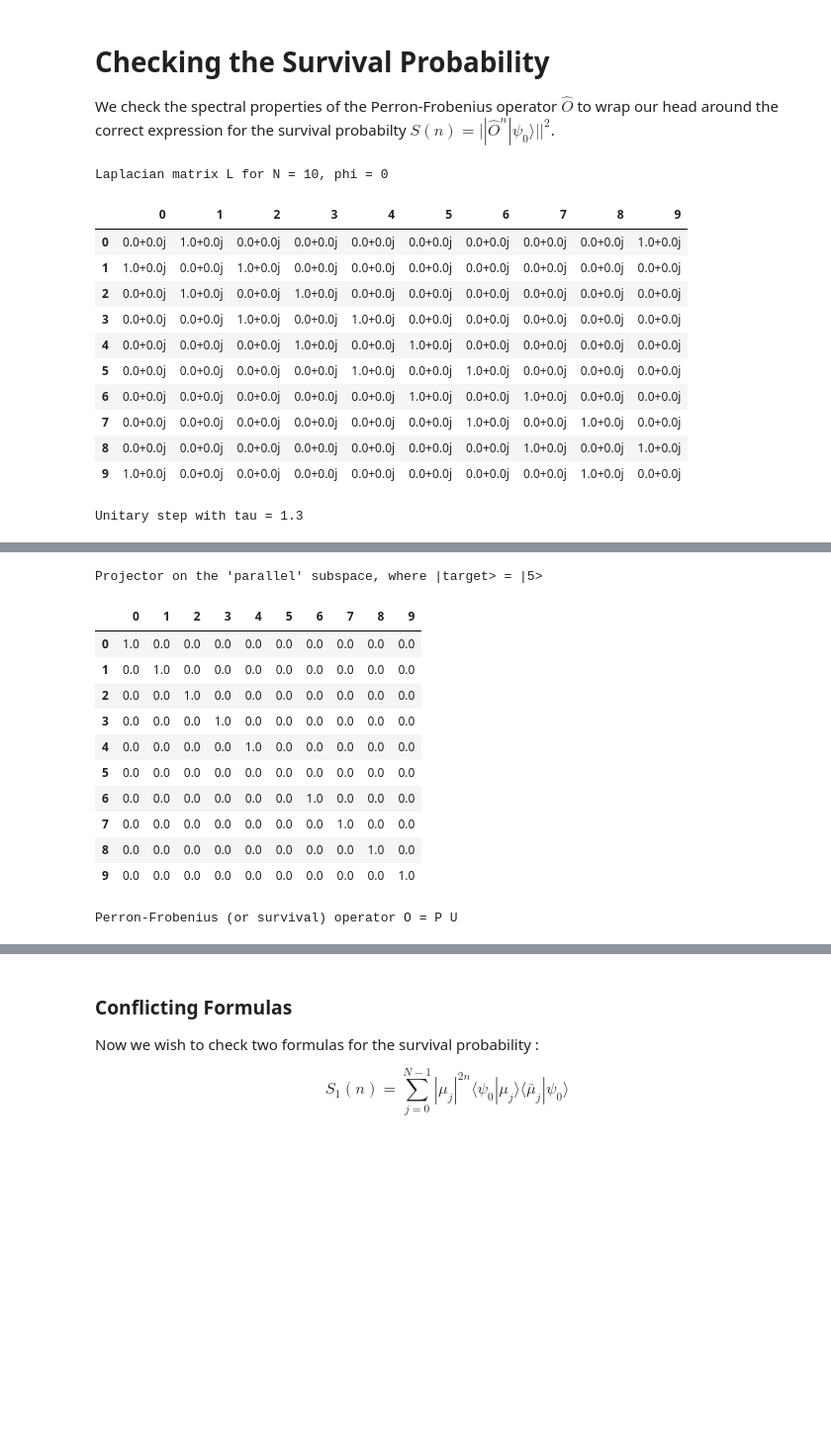
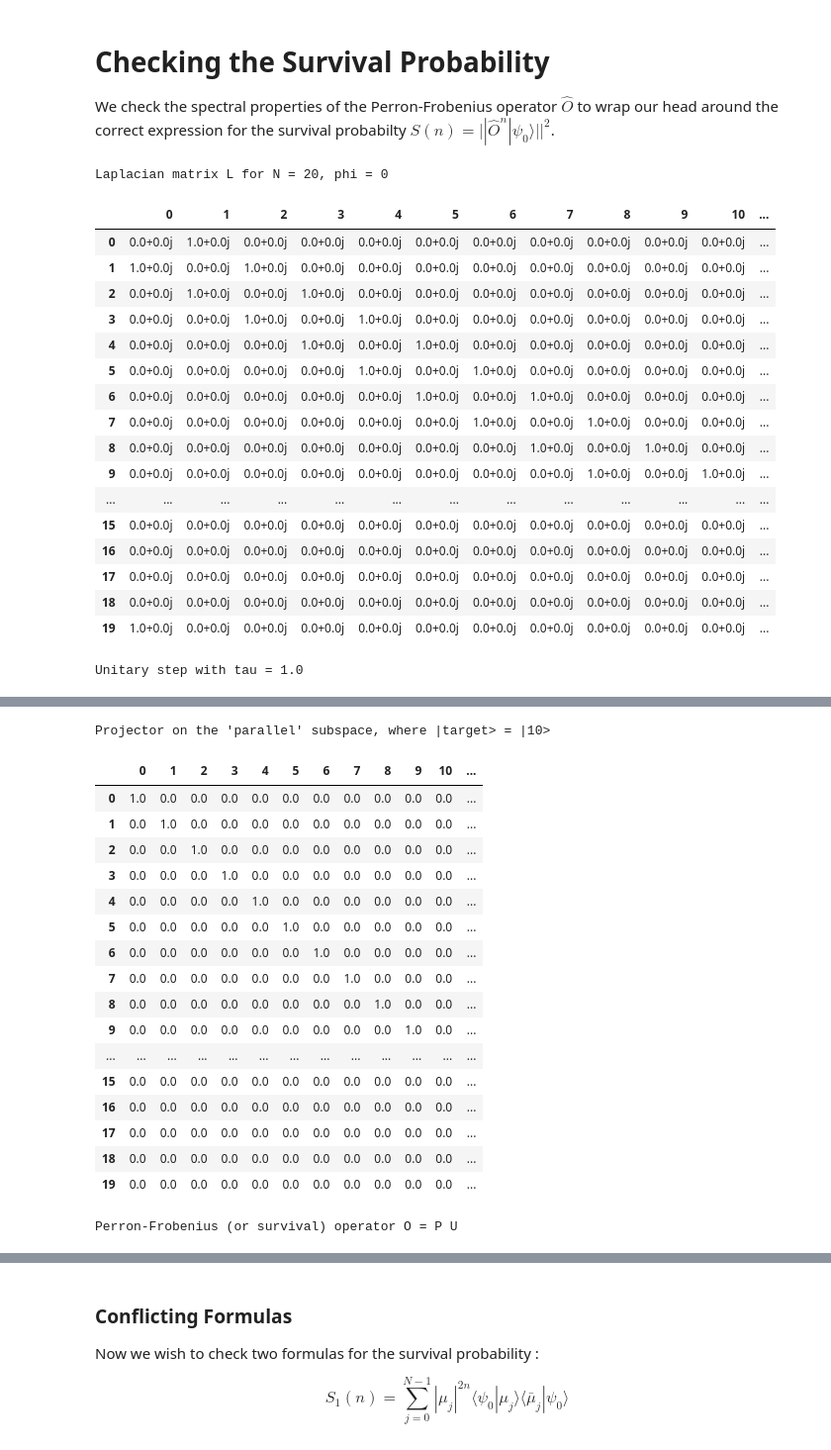
Before and after one commit to Carini108/thesis_PBC, a Jupyter notebook: Desktop/tesi_PBC/test_O_formula.ipynb, the cells around one changed output, grey strips where cells are left out. Shown at 99% size. Drawn from its saved outputs; the diff is of its cells as text; code cells hidden in the pictures; blank space fills up the shorter version.

```diff
--- a/Desktop/tesi_PBC/test_O_formula.ipynb
+++ b/Desktop/tesi_PBC/test_O_formula.ipynb
@@ -17,7 +17,7 @@ target_site = num_sites // 2
 phi = 0
 #phi = np.pi/(2*num_sites)
 #phi = np.pi/(num_sites)
-tau = 1.30
+tau = 1.00
 
 ##########################################
 # Laplacian matrix for a 1D line (L = D - A)
@@ -45,43 +45,49 @@ display(df_L)
 # unitary evolution
 ##########################################
 U = expm(-1j * L * tau)
 
 print(rf"Unitary step with tau = {tau}")
 df_U = pd.DataFrame(U)
 pd.set_option("display.precision", 3)
 display(df_U)
 
 ##########################################
 # projector P = 1 - D
 ##########################################
 P = np.eye(num_sites)
 P[target_site,target_site] = 0
 
 print(rf"Projector on the 'parallel' subspace, where |target> = |{target_site}>")
 df_P = pd.DataFrame(P)
 pd.set_option("display.precision", 3)
 display(df_P)
 
 ##########################################
 # Perron-Frobenius operator
 ##########################################
 O = P @ U
 
 print(rf"Perron-Frobenius (or survival) operator O = P U")
 df_O = pd.DataFrame(O)
 pd.set_option("display.precision", 3)
 display(df_O)
 # %% [output]
-Laplacian matrix L for N = 10, phi = 0
+Laplacian matrix L for N = 20, phi = 0
-|  | 0 | 1 | 2 | 3 | 4 | 5 | 6 | 7 | 8 | 9 |
-| 0 | 0.0+0.0j | 1.0+0.0j | 0.0+0.0j | 0.0+0.0j | 0.0+0.0j | 0.0+0.0j | 0.0+0.0j | 0.0+0.0j | 0.0+0.0j | 1.0+0.0j |
-| 1 | 1.0+0.0j | 0.0+0.0j | 1.0+0.0j | 0.0+0.0j | 0.0+0.0j | 0.0+0.0j | 0.0+0.0j | 0.0+0.0j | 0.0+0.0j | 0.0+0.0j |
-| 2 | 0.0+0.0j | 1.0+0.0j | 0.0+0.0j | 1.0+0.0j | 0.0+0.0j | 0.0+0.0j | 0.0+0.0j | 0.0+0.0j | 0.0+0.0j | 0.0+0.0j |
-| 3 | 0.0+0.0j | 0.0+0.0j | 1.0+0.0j | 0.0+0.0j | 1.0+0.0j | 0.0+0.0j | 0.0+0.0j | 0.0+0.0j | 0.0+0.0j | 0.0+0.0j |
-| 4 | 0.0+0.0j | 0.0+0.0j | 0.0+0.0j | 1.0+0.0j | 0.0+0.0j | 1.0+0.0j | 0.0+0.0j | 0.0+0.0j | 0.0+0.0j | 0.0+0.0j |
-| 5 | 0.0+0.0j | 0.0+0.0j | 0.0+0.0j | 0.0+0.0j | 1.0+0.0j | 0.0+0.0j | 1.0+0.0j | 0.0+0.0j | 0.0+0.0j | 0.0+0.0j |
-| 6 | 0.0+0.0j | 0.0+0.0j | 0.0+0.0j | 0.0+0.0j | 0.0+0.0j | 1.0+0.0j | 0.0+0.0j | 1.0+0.0j | 0.0+0.0j | 0.0+0.0j |
-| 7 | 0.0+0.0j | 0.0+0.0j | 0.0+0.0j | 0.0+0.0j | 0.0+0.0j | 0.0+0.0j | 1.0+0.0j | 0.0+0.0j | 1.0+0.0j | 0.0+0.0j |
-| 8 | 0.0+0.0j | 0.0+0.0j | 0.0+0.0j | 0.0+0.0j | 0.0+0.0j | 0.0+0.0j | 0.0+0.0j | 1.0+0.0j | 0.0+0.0j | 1.0+0.0j |
-| 9 | 1.0+0.0j | 0.0+0.0j | 0.0+0.0j | 0.0+0.0j | 0.0+0.0j | 0.0+0.0j | 0.0+0.0j | 0.0+0.0j | 1.0+0.0j | 0.0+0.0j |
+|  | 0 | 1 | 2 | 3 | 4 | 5 | 6 | 7 | 8 | 9 | 10 | ... |
+| 0 | 0.0+0.0j | 1.0+0.0j | 0.0+0.0j | 0.0+0.0j | 0.0+0.0j | 0.0+0.0j | 0.0+0.0j | 0.0+0.0j | 0.0+0.0j | 0.0+0.0j | 0.0+0.0j | ... |
+| 1 | 1.0+0.0j | 0.0+0.0j | 1.0+0.0j | 0.0+0.0j | 0.0+0.0j | 0.0+0.0j | 0.0+0.0j | 0.0+0.0j | 0.0+0.0j | 0.0+0.0j | 0.0+0.0j | ... |
+| 2 | 0.0+0.0j | 1.0+0.0j | 0.0+0.0j | 1.0+0.0j | 0.0+0.0j | 0.0+0.0j | 0.0+0.0j | 0.0+0.0j | 0.0+0.0j | 0.0+0.0j | 0.0+0.0j | ... |
+| 3 | 0.0+0.0j | 0.0+0.0j | 1.0+0.0j | 0.0+0.0j | 1.0+0.0j | 0.0+0.0j | 0.0+0.0j | 0.0+0.0j | 0.0+0.0j | 0.0+0.0j | 0.0+0.0j | ... |
+| 4 | 0.0+0.0j | 0.0+0.0j | 0.0+0.0j | 1.0+0.0j | 0.0+0.0j | 1.0+0.0j | 0.0+0.0j | 0.0+0.0j | 0.0+0.0j | 0.0+0.0j | 0.0+0.0j | ... |
+| 5 | 0.0+0.0j | 0.0+0.0j | 0.0+0.0j | 0.0+0.0j | 1.0+0.0j | 0.0+0.0j | 1.0+0.0j | 0.0+0.0j | 0.0+0.0j | 0.0+0.0j | 0.0+0.0j | ... |
+| 6 | 0.0+0.0j | 0.0+0.0j | 0.0+0.0j | 0.0+0.0j | 0.0+0.0j | 1.0+0.0j | 0.0+0.0j | 1.0+0.0j | 0.0+0.0j | 0.0+0.0j | 0.0+0.0j | ... |
+| 7 | 0.0+0.0j | 0.0+0.0j | 0.0+0.0j | 0.0+0.0j | 0.0+0.0j | 0.0+0.0j | 1.0+0.0j | 0.0+0.0j | 1.0+0.0j | 0.0+0.0j | 0.0+0.0j | ... |
+| 8 | 0.0+0.0j | 0.0+0.0j | 0.0+0.0j | 0.0+0.0j | 0.0+0.0j | 0.0+0.0j | 0.0+0.0j | 1.0+0.0j | 0.0+0.0j | 1.0+0.0j | 0.0+0.0j | ... |
+| 9 | 0.0+0.0j | 0.0+0.0j | 0.0+0.0j | 0.0+0.0j | 0.0+0.0j | 0.0+0.0j | 0.0+0.0j | 0.0+0.0j | 1.0+0.0j | 0.0+0.0j | 1.0+0.0j | ... |
+| ... | ... | ... | ... | ... | ... | ... | ... | ... | ... | ... | ... | ... |
+| 15 | 0.0+0.0j | 0.0+0.0j | 0.0+0.0j | 0.0+0.0j | 0.0+0.0j | 0.0+0.0j | 0.0+0.0j | 0.0+0.0j | 0.0+0.0j | 0.0+0.0j | 0.0+0.0j | ... |
+| 16 | 0.0+0.0j | 0.0+0.0j | 0.0+0.0j | 0.0+0.0j | 0.0+0.0j | 0.0+0.0j | 0.0+0.0j | 0.0+0.0j | 0.0+0.0j | 0.0+0.0j | 0.0+0.0j | ... |
+| 17 | 0.0+0.0j | 0.0+0.0j | 0.0+0.0j | 0.0+0.0j | 0.0+0.0j | 0.0+0.0j | 0.0+0.0j | 0.0+0.0j | 0.0+0.0j | 0.0+0.0j | 0.0+0.0j | ... |
+| 18 | 0.0+0.0j | 0.0+0.0j | 0.0+0.0j | 0.0+0.0j | 0.0+0.0j | 0.0+0.0j | 0.0+0.0j | 0.0+0.0j | 0.0+0.0j | 0.0+0.0j | 0.0+0.0j | ... |
+| 19 | 1.0+0.0j | 0.0+0.0j | 0.0+0.0j | 0.0+0.0j | 0.0+0.0j | 0.0+0.0j | 0.0+0.0j | 0.0+0.0j | 0.0+0.0j | 0.0+0.0j | 0.0+0.0j | ... |
-Unitary step with tau = 1.3
+Unitary step with tau = 1.0
@@ -99,13 +111,19 @@ Unitary step with tau = 1.3
-Projector on the 'parallel' subspace, where |target> = |5>
+Projector on the 'parallel' subspace, where |target> = |10>
-|  | 0 | 1 | 2 | 3 | 4 | 5 | 6 | 7 | 8 | 9 |
-| 0 | 1.0 | 0.0 | 0.0 | 0.0 | 0.0 | 0.0 | 0.0 | 0.0 | 0.0 | 0.0 |
-| 1 | 0.0 | 1.0 | 0.0 | 0.0 | 0.0 | 0.0 | 0.0 | 0.0 | 0.0 | 0.0 |
-| 2 | 0.0 | 0.0 | 1.0 | 0.0 | 0.0 | 0.0 | 0.0 | 0.0 | 0.0 | 0.0 |
-| 3 | 0.0 | 0.0 | 0.0 | 1.0 | 0.0 | 0.0 | 0.0 | 0.0 | 0.0 | 0.0 |
-| 4 | 0.0 | 0.0 | 0.0 | 0.0 | 1.0 | 0.0 | 0.0 | 0.0 | 0.0 | 0.0 |
-| 5 | 0.0 | 0.0 | 0.0 | 0.0 | 0.0 | 0.0 | 0.0 | 0.0 | 0.0 | 0.0 |
-| 6 | 0.0 | 0.0 | 0.0 | 0.0 | 0.0 | 0.0 | 1.0 | 0.0 | 0.0 | 0.0 |
-| 7 | 0.0 | 0.0 | 0.0 | 0.0 | 0.0 | 0.0 | 0.0 | 1.0 | 0.0 | 0.0 |
-| 8 | 0.0 | 0.0 | 0.0 | 0.0 | 0.0 | 0.0 | 0.0 | 0.0 | 1.0 | 0.0 |
-| 9 | 0.0 | 0.0 | 0.0 | 0.0 | 0.0 | 0.0 | 0.0 | 0.0 | 0.0 | 1.0 |
+|  | 0 | 1 | 2 | 3 | 4 | 5 | 6 | 7 | 8 | 9 | 10 | ... |
+| 0 | 1.0 | 0.0 | 0.0 | 0.0 | 0.0 | 0.0 | 0.0 | 0.0 | 0.0 | 0.0 | 0.0 | ... |
+| 1 | 0.0 | 1.0 | 0.0 | 0.0 | 0.0 | 0.0 | 0.0 | 0.0 | 0.0 | 0.0 | 0.0 | ... |
+| 2 | 0.0 | 0.0 | 1.0 | 0.0 | 0.0 | 0.0 | 0.0 | 0.0 | 0.0 | 0.0 | 0.0 | ... |
+| 3 | 0.0 | 0.0 | 0.0 | 1.0 | 0.0 | 0.0 | 0.0 | 0.0 | 0.0 | 0.0 | 0.0 | ... |
+| 4 | 0.0 | 0.0 | 0.0 | 0.0 | 1.0 | 0.0 | 0.0 | 0.0 | 0.0 | 0.0 | 0.0 | ... |
+| 5 | 0.0 | 0.0 | 0.0 | 0.0 | 0.0 | 1.0 | 0.0 | 0.0 | 0.0 | 0.0 | 0.0 | ... |
+| 6 | 0.0 | 0.0 | 0.0 | 0.0 | 0.0 | 0.0 | 1.0 | 0.0 | 0.0 | 0.0 | 0.0 | ... |
+| 7 | 0.0 | 0.0 | 0.0 | 0.0 | 0.0 | 0.0 | 0.0 | 1.0 | 0.0 | 0.0 | 0.0 | ... |
+| 8 | 0.0 | 0.0 | 0.0 | 0.0 | 0.0 | 0.0 | 0.0 | 0.0 | 1.0 | 0.0 | 0.0 | ... |
+| 9 | 0.0 | 0.0 | 0.0 | 0.0 | 0.0 | 0.0 | 0.0 | 0.0 | 0.0 | 1.0 | 0.0 | ... |
+| ... | ... | ... | ... | ... | ... | ... | ... | ... | ... | ... | ... | ... |
+| 15 | 0.0 | 0.0 | 0.0 | 0.0 | 0.0 | 0.0 | 0.0 | 0.0 | 0.0 | 0.0 | 0.0 | ... |
+| 16 | 0.0 | 0.0 | 0.0 | 0.0 | 0.0 | 0.0 | 0.0 | 0.0 | 0.0 | 0.0 | 0.0 | ... |
+| 17 | 0.0 | 0.0 | 0.0 | 0.0 | 0.0 | 0.0 | 0.0 | 0.0 | 0.0 | 0.0 | 0.0 | ... |
+| 18 | 0.0 | 0.0 | 0.0 | 0.0 | 0.0 | 0.0 | 0.0 | 0.0 | 0.0 | 0.0 | 0.0 | ... |
+| 19 | 0.0 | 0.0 | 0.0 | 0.0 | 0.0 | 0.0 | 0.0 | 0.0 | 0.0 | 0.0 | 0.0 | ... |
 Perron-Frobenius (or survival) operator O = P U
```
Also changed, not shown: parts of 5 cells of this notebook.
